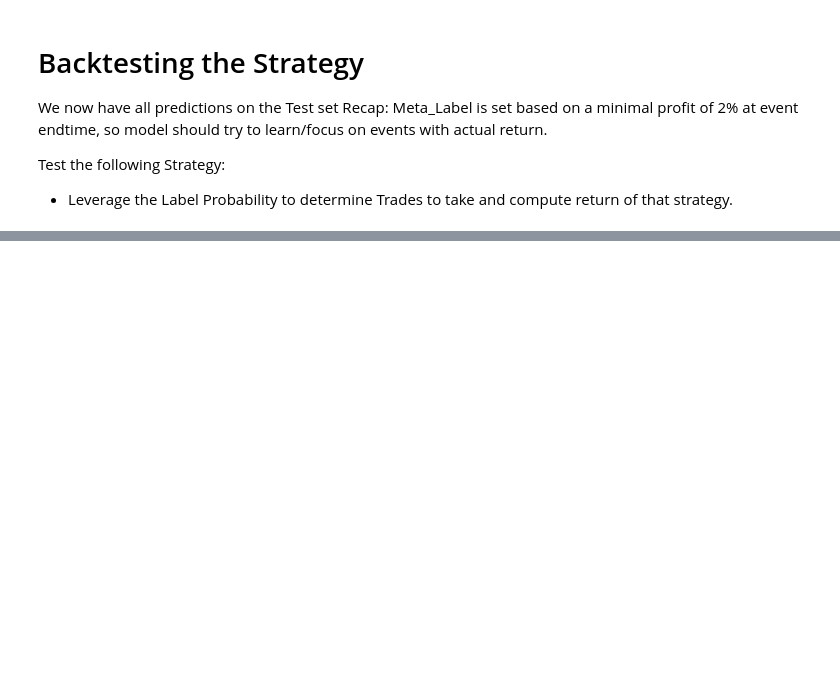
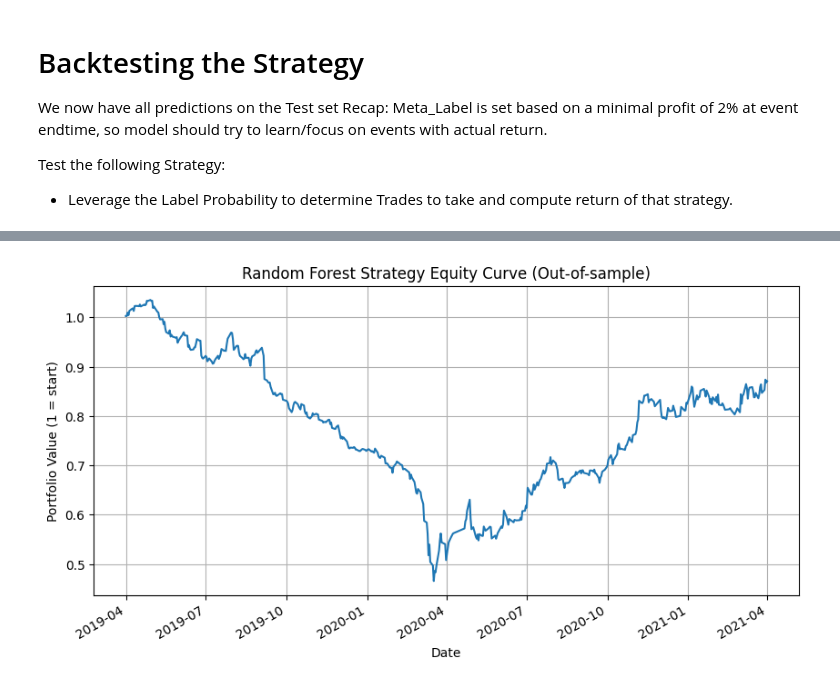
Before and after one commit to FelixWidmann/ML_Finance, a Jupyter notebook: training_rf.ipynb, the cells around one changed output, grey strips where cells are left out. Cells and saved outputs as stored; diff of their text form; code cells hidden in the pictures; blank space fills up the shorter version.

```diff
--- a/training_rf.ipynb
+++ b/training_rf.ipynb
@@ -721,8 +726,10 @@ equity_curve = (1 + daily_ret).cumprod()
 # %%
 plt.figure(figsize=(10, 5))
 equity_curve.plot()
-plt.title("LightGBM Strategy Equity Curve (Out-of-sample)")
+plt.title("Random Forest Strategy Equity Curve (Out-of-sample)")
 plt.ylabel("Portfolio Value (1 = start)")
 plt.xlabel("Date")
 plt.grid(True)
 plt.show()
+# %% [output]
+[figure, added]
```
Also changed, not shown: parts of 10 cells of this notebook, 1 other file.
